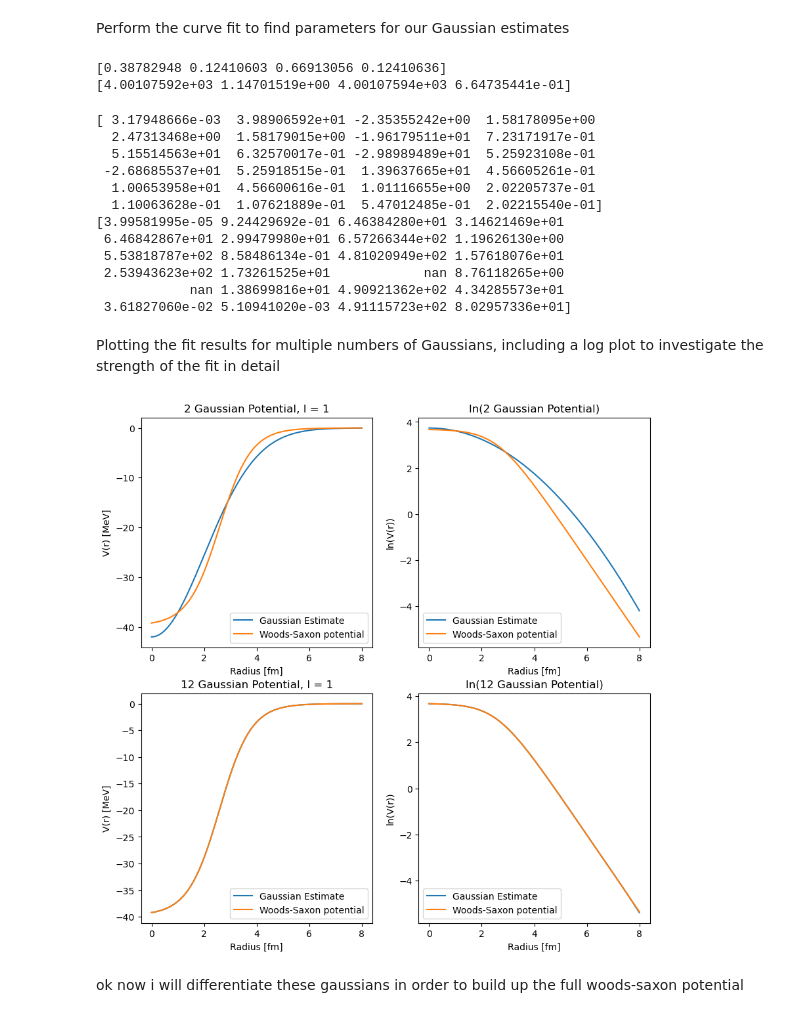
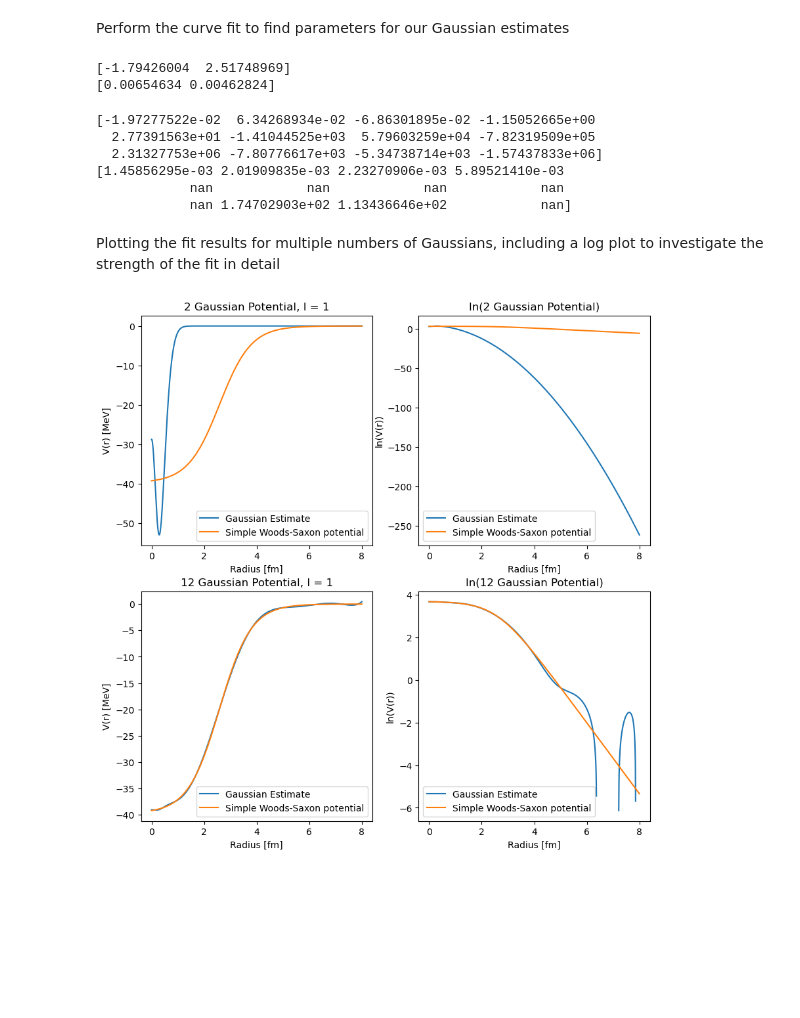
Before and after one commit to ellabeck03/halo-nuclei, a Jupyter notebook: week 6/Finding Gaussian Potential Expansion (6 11 25) (take 2).ipynb, the cells around one changed output. Cells and saved outputs as stored; diff of their text form; code cells hidden in the pictures; blank space fills up the shorter version.

Commit message:
added geometric betas

```diff
--- a/week 6/Finding Gaussian Potential Expansion (6 11 25) (take 2).ipynb
+++ b/week 6/Finding Gaussian Potential Expansion (6 11 25) (take 2).ipynb
@@ -138,41 +148,35 @@ r_values = np.linspace(0.0001, 8, 1000000)
 
 two_gaussian_curve_fit_result, two_gaussian_covariances = curve_fit(
         two_gaussian_potential, r_values, no_spin_orbit_potential(r_values), [
-            0.292, 0.617, 0.559, 0.276], maxfev=100000)
+            0.292, 0.559], maxfev=100000)
 print(two_gaussian_curve_fit_result)
 
 #note: diagonal elements of the covariance matrix will give the variance on each fit parameter
 two_gaussian_errors = np.sqrt(np.diag(two_gaussian_covariances))
 print(two_gaussian_errors)
 # %% [output]
-[0.38782948 0.12410603 0.66913056 0.12410636]
-[4.00107592e+03 1.14701519e+00 4.00107594e+03 6.64735441e-01]
+[-1.79426004  2.51748969]
+[0.00654634 0.00462824]
 # %%
 r_values = np.linspace(0.0001, 8, 1000)
 
 twelve_gaussian_curve_fit_result, twelve_gaussian_covariances = curve_fit(
         twelve_gaussian_potential, r_values, no_spin_orbit_potential(r_values), [
-        0.272822, 4.16493, -1.30687, 2.84325, 3.3052, 1.94098, -5.6565, 1.32504,
-        6.5652, 0.904553, -3.36817, 0.617505, -2.43681, 0.421548, 2.63772, 0.287775,
-        0.718998, 0.196454, 0.234668, 0.134112, 0.0186034, 0.0915532, 0.00107583, 0.0625], maxfev=10000000)
+        0.272822, -1.30687, 3.3052, -5.6565,
+        6.5652, -3.36817, -2.43681, 2.63772,
+        0.718998, 0.234668, 0.0186034, 0.00107583], maxfev=10000000)
 print(twelve_gaussian_curve_fit_result)
 
 #note: diagonal elements of the covariance matrix will give the variance on each fit parameter
 twelve_gaussian_errors = np.sqrt(np.diag(twelve_gaussian_covariances))
 print(twelve_gaussian_errors)
 # %% [output]
-[ 3.17948666e-03  3.98906592e+01 -2.35355242e+00  1.58178095e+00
-  2.47313468e+00  1.58179015e+00 -1.96179511e+01  7.23171917e-01
-  5.15514563e+01  6.32570017e-01 -2.98989489e+01  5.25923108e-01
- -2.68685537e+01  5.25918515e-01  1.39637665e+01  4.56605261e-01
-  1.00653958e+01  4.56600616e-01  1.01116655e+00  2.02205737e-01
-  1.10063628e-01  1.07621889e-01  5.47012485e-01  2.02215540e-01]
-[3.99581995e-05 9.24429692e-01 6.46384280e+01 3.14621469e+01
- 6.46842867e+01 2.99479980e+01 6.57266344e+02 1.19626130e+00
- 5.53818787e+02 8.58486134e-01 4.81020949e+02 1.57618076e+01
- 2.53943623e+02 1.73261525e+01            nan 8.76118265e+00
-            nan 1.38699816e+01 4.90921362e+02 4.34285573e+01
- 3.61827060e-02 5.10941020e-03 4.91115723e+02 8.02957336e+01]
+[-1.97277522e-02  6.34268934e-02 -6.86301895e-02 -1.15052665e+00
+  2.77391563e+01 -1.41044525e+03  5.79603259e+04 -7.82319509e+05
+  2.31327753e+06 -7.80776617e+03 -5.34738714e+03 -1.57437833e+06]
+[1.45856295e-03 2.01909835e-03 2.23270906e-03 5.89521410e-03
+            nan            nan            nan            nan
+            nan 1.74702903e+02 1.13436646e+02            nan]
 # %% [markdown]
 Plotting the fit results for multiple numbers of Gaussians, including a log plot to investigate the strength of the fit in detail
 # %%
@@ -182,47 +186,45 @@ ax_1 = fig.add_subplot(spec[0, 0])
 ax_2 = fig.add_subplot(spec[0, 1])
 ax_3 = fig.add_subplot(spec[1, 0])
 ax_4 = fig.add_subplot(spec[1, 1])
 
 r_plot = np.linspace(0, 8, 100000)
 
-g2_C_1, g2_BETA_1, g2_C_2, g2_BETA_2 = two_gaussian_curve_fit_result
-g12_C_1, g12_BETA_1, g12_C_2, g12_BETA_2, g12_C_3, g12_BETA_3, g12_C_4, g12_BETA_4, g12_C_5, g12_BETA_5, g12_C_6, g12_BETA_6, g12_C_7, g12_BETA_7, g12_C_8, g12_BETA_8, g12_C_9, g12_BETA_9, g12_C_10, g12_BETA_10, g12_C_11, g12_BETA_11, g12_C_12, g12_BETA_12 = twelve_gaussian_curve_fit_result
+g2_C_1, g2_C_2, = two_gaussian_curve_fit_result
+g12_C_1, g12_C_2, g12_C_3, g12_C_4, g12_C_5, g12_C_6, g12_C_7, g12_C_8, g12_C_9, g12_C_10, g12_C_11, g12_C_12= twelve_gaussian_curve_fit_result
 
 ax_1.set_title('2 Gaussian Potential, l = {0}'.format(ORB_ANG_MOMENTUM))
 ax_1.set_xlabel('Radius [fm]')
 ax_1.set_ylabel('V(r) [MeV]')
-ax_1.plot(r_plot, two_gaussian_potential(r_plot, g2_C_1, g2_BETA_1, g2_C_2, g2_BETA_2), label=f'Gaussian Estimate')
-ax_1.plot(r_values, no_spin_orbit_potential(r_values), label='Woods-Saxon potential')
+ax_1.plot(r_plot, two_gaussian_potential(r_plot, g2_C_1, g2_C_2), label=f'Gaussian Estimate')
+ax_1.plot(r_values, no_spin_orbit_potential(r_values), label='Simple Woods-Saxon potential')
 ax_1.legend(loc='lower right')
 
 ax_2.set_title('ln(2 Gaussian Potential)')
 ax_2.set_xlabel('Radius [fm]')
 ax_2.set_ylabel('ln(V(r))')
-ax_2.plot(r_values, np.log(-two_gaussian_potential(r_values, g2_C_1, g2_BETA_1, g2_C_2, g2_BETA_2)), label=f'Gaussian Estimate')
-ax_2.plot(r_values, np.log(-no_spin_orbit_potential(r_values)), label='Woods-Saxon potential')
+ax_2.plot(r_values, np.log(-two_gaussian_potential(r_values, g2_C_1, g2_C_2)), label=f'Gaussian Estimate')
+ax_2.plot(r_values, np.log(-no_spin_orbit_potential(r_values)), label='Simple Woods-Saxon potential')
 ax_2.legend(loc='lower left')
 
 ax_3.set_title('12 Gaussian Potential, l = {0}'.format(ORB_ANG_MOMENTUM))
 ax_3.set_xlabel('Radius [fm]')
 ax_3.set_ylabel('V(r) [MeV]')
-ax_3.plot(r_plot, twelve_gaussian_potential(r_plot, g12_C_1, g12_BETA_1, g12_C_2, g12_BETA_2, g12_C_3, g12_BETA_3, g12_C_4, g12_BETA_4,
-                                       g12_C_5, g12_BETA_5, g12_C_6, g12_BETA_6, g12_C_7, g12_BETA_7, g12_C_8, g12_BETA_8,
-                                       g12_C_9, g12_BETA_9, g12_C_10, g12_BETA_10, g12_C_11, g12_BETA_11, g12_C_12, g12_BETA_12), label=f'Gaussian Estimate')
-ax_3.plot(r_values, no_spin_orbit_potential(r_values), label='Woods-Saxon potential')
+ax_3.plot(r_plot, twelve_gaussian_potential(r_plot, g12_C_1, g12_C_2, g12_C_3, g12_C_4,
+                                       g12_C_5,  g12_C_6,  g12_C_7, g12_C_8,
+                                       g12_C_9, g12_C_10,  g12_C_11, g12_C_12,), label=f'Gaussian Estimate')
+ax_3.plot(r_values, no_spin_orbit_potential(r_values), label='Simple Woods-Saxon potential')
 ax_3.legend(loc='lower right')
 
 ax_4.set_title('ln(12 Gaussian Potential)')
 ax_4.set_xlabel('Radius [fm]')
 ax_4.set_ylabel('ln(V(r))')
-ax_4.plot(r_values, np.log(-twelve_gaussian_potential(r_values, g12_C_1, g12_BETA_1, g12_C_2, g12_BETA_2, g12_C_3, g12_BETA_3, g12_C_4, g12_BETA_4,
-                                       g12_C_5, g12_BETA_5, g12_C_6, g12_BETA_6, g12_C_7, g12_BETA_7, g12_C_8, g12_BETA_8,
-                                       g12_C_9, g12_BETA_9, g12_C_10, g12_BETA_10, g12_C_11, g12_BETA_11, g12_C_12, g12_BETA_12)), label=f'Gaussian Estimate')
-ax_4.plot(r_values, np.log(-no_spin_orbit_potential(r_values)), label='Woods-Saxon potential')
+ax_4.plot(r_values, np.log(-twelve_gaussian_potential(r_values, g12_C_1, g12_C_2, g12_C_3, g12_C_4,
+                                       g12_C_5, g12_C_6, g12_C_7, g12_C_8,
+                                       g12_C_9, g12_C_10, g12_C_11, g12_C_12)), label=f'Gaussian Estimate')
+ax_4.plot(r_values, np.log(-no_spin_orbit_potential(r_values)), label='Simple Woods-Saxon potential')
 ax_4.legend(loc='lower left')
 
 plt.savefig('potentials_plot.png', dpi=300)
 plt.show()
 # %% [output]
-[figure, old version]
+[figure, new version]
-# %% [markdown]
-ok now i will differentiate these gaussians in order to build up the full woods-saxon potential
```
Also changed, not shown: parts of 6 cells of this notebook.
